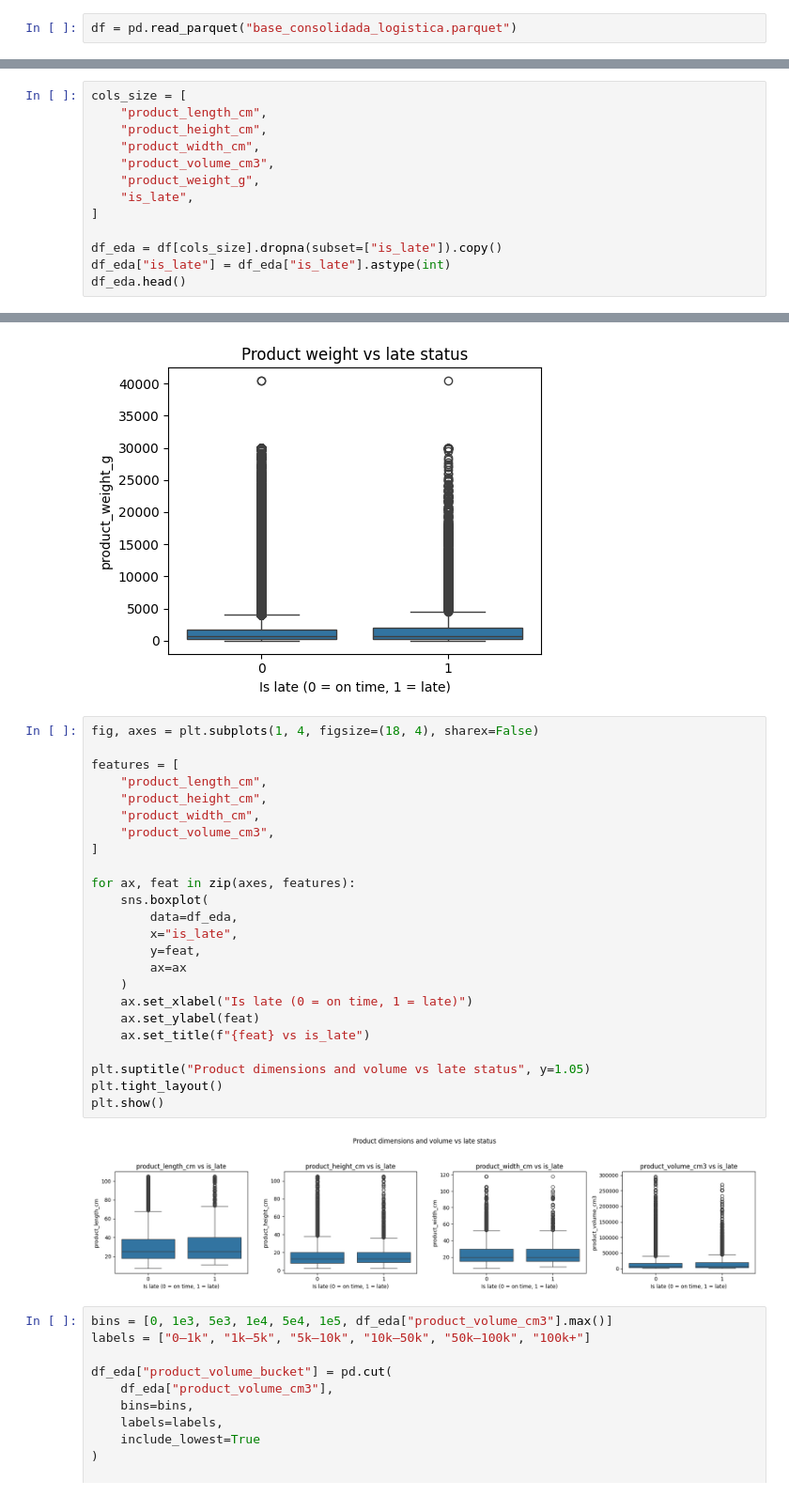
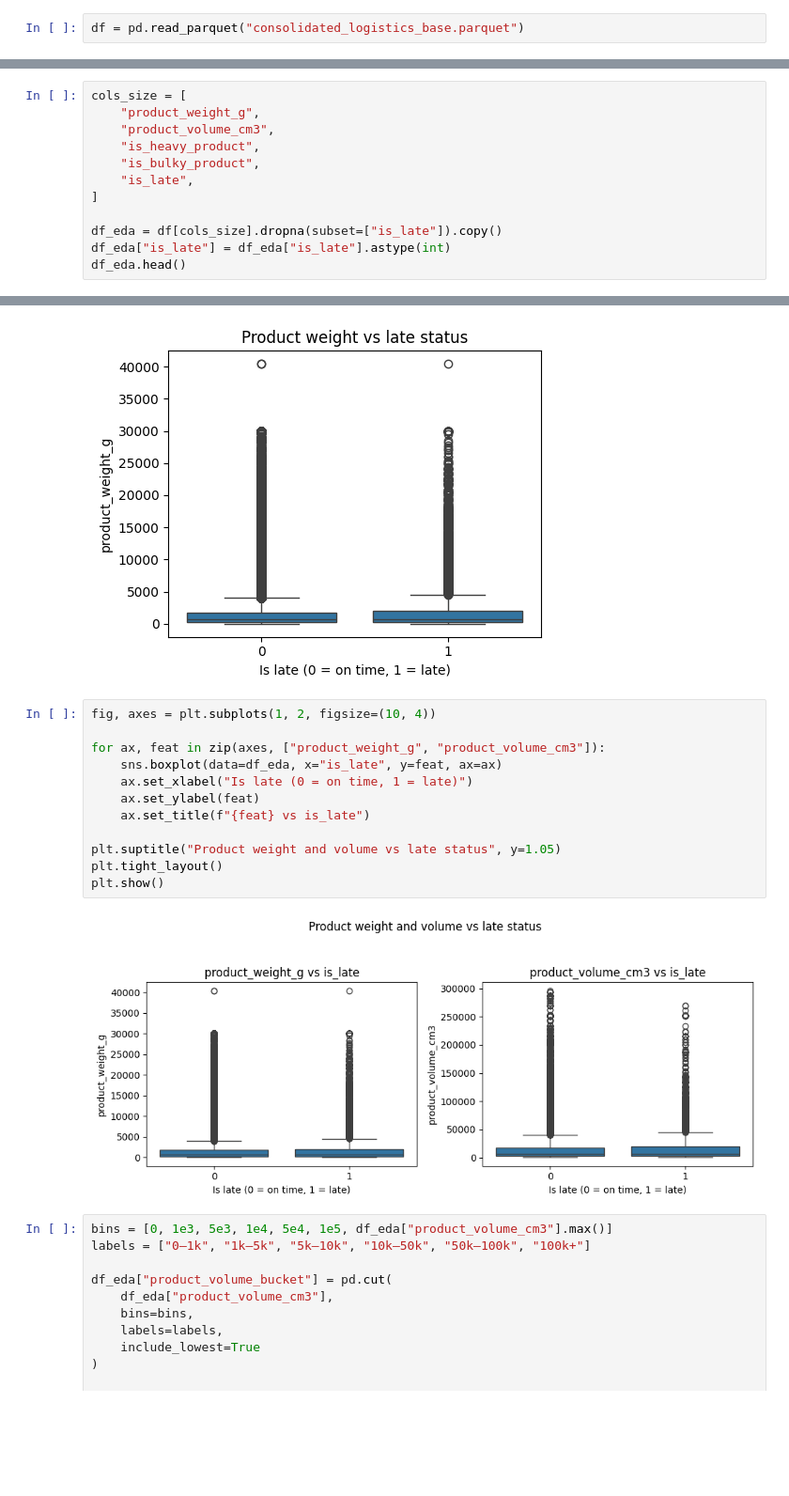
Before and after one commit to Gabverz/Logistics_optimizer, a Jupyter notebook: eda_logistica.ipynb, the cells around one changed output, grey strips where cells are left out. Shown at 94% size. Saved outputs shown, nothing was run; the diff lists cells and outputs as text; blank space fills up the shorter version.

```diff
--- a/eda_logistica.ipynb
+++ b/eda_logistica.ipynb
@@ -8,5 +7,5 @@ from geopy.distance import geodesic
 # %%
-df = pd.read_parquet("base_consolidada_logistica.parquet")
+df = pd.read_parquet("consolidated_logistics_base.parquet")
 # %%
 df.info()
 # %% [output]
@@ -463,11 +441,10 @@ Index(['order_id', 'customer_id', 'order_status', 'order_purchase_timestamp',
       dtype='str')
 # %%
 cols_size = [
-    "product_length_cm",
-    "product_height_cm",
-    "product_width_cm",
+    "product_weight_g",
     "product_volume_cm3",
-    "product_weight_g",
+    "is_heavy_product",
+    "is_bulky_product",
     "is_late",
 ]
 
@@ -519,31 +489,19 @@ plt.show()
 # %% [output]
 [figure]
 # %%
-fig, axes = plt.subplots(1, 4, figsize=(18, 4), sharex=False)
+fig, axes = plt.subplots(1, 2, figsize=(10, 4))
 
-features = [
-    "product_length_cm",
-    "product_height_cm",
-    "product_width_cm",
-    "product_volume_cm3",
-]
-
-for ax, feat in zip(axes, features):
-    sns.boxplot(
-        data=df_eda,
-        x="is_late",
-        y=feat,
-        ax=ax
-    )
+for ax, feat in zip(axes, ["product_weight_g", "product_volume_cm3"]):
+    sns.boxplot(data=df_eda, x="is_late", y=feat, ax=ax)
     ax.set_xlabel("Is late (0 = on time, 1 = late)")
     ax.set_ylabel(feat)
     ax.set_title(f"{feat} vs is_late")
 
-plt.suptitle("Product dimensions and volume vs late status", y=1.05)
+plt.suptitle("Product weight and volume vs late status", y=1.05)
 plt.tight_layout()
 plt.show()
 # %% [output]
-[figure, old version]
+[figure, new version]
 # %%
 bins = [0, 1e3, 5e3, 1e4, 5e4, 1e5, df_eda["product_volume_cm3"].max()]
 labels = ["0–1k", "1k–5k", "5k–10k", "10k–50k", "50k–100k", "100k+"]
```
Also changed, not shown: parts of 11 cells of this notebook.
